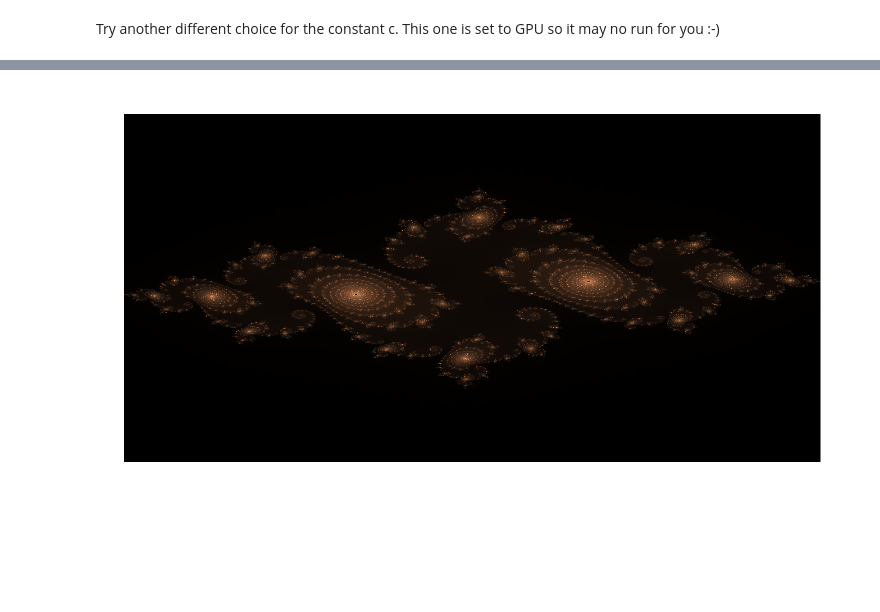
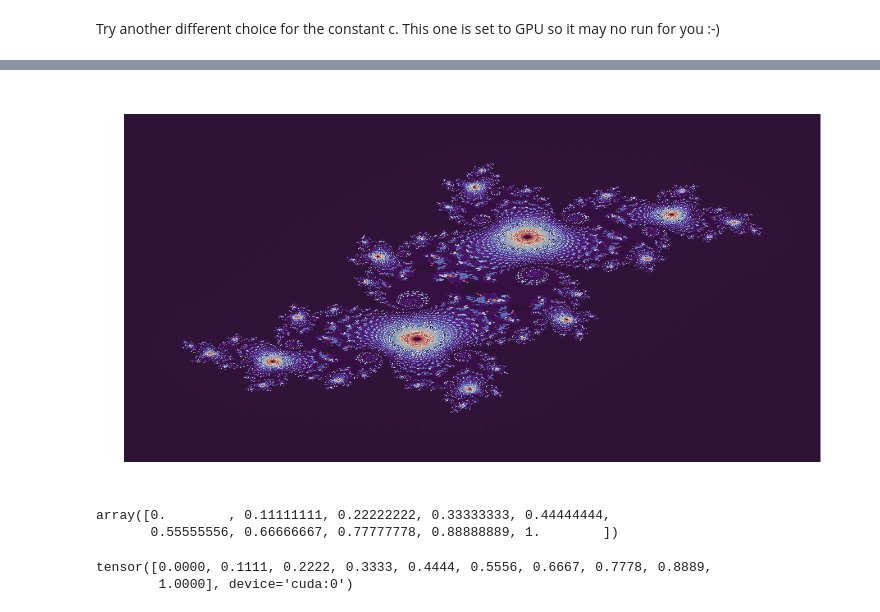
Before and after one commit to nerccs2020/Julia_sets, a Jupyter notebook: julia_set.ipynb, the cells around one changed output, grey strips where cells are left out. Saved outputs shown, nothing was run; the diff lists cells and outputs as text; code cells hidden in the pictures; blank space fills up the shorter version.

```diff
--- a/julia_set.ipynb
+++ b/julia_set.ipynb
@@ -114,9 +119,8 @@ Wall time: 1.62 s
 # %%
 plt.figure(figsize=(3.200, 2.400), dpi=500)
 img = plt.imshow(M.cpu().numpy(),interpolation='nearest')
-img.set_cmap('copper')
-#img.set_cmap('coolwarm')
+img.set_cmap('twilight_shifted')
 plt.axis('off')
 plt.savefig(BASE_FOLDER+'/julia_set3.png', dpi=1000,bbox_inches='tight',pad_inches = 0)
 # %% [output]
-[figure, old version]
+[figure, new version]
@@ -122,0 +129,13 @@ plt.savefig(BASE_FOLDER+'/julia_set3.png', dpi=1000,bbox_inches='tight',pad_inch
+# %%
+x = np.linspace(0,1,10)
+x
+# %% [output]
+array([0.        , 0.11111111, 0.22222222, 0.33333333, 0.44444444,
+       0.55555556, 0.66666667, 0.77777778, 0.88888889, 1.        ])
+# %%
+x = torch.linspace(0,1,10).cuda()
+x = torch.linspace(0,1,10).cuda()
+x
+# %% [output]
+tensor([0.0000, 0.1111, 0.2222, 0.3333, 0.4444, 0.5556, 0.6667, 0.7778, 0.8889,
+        1.0000], device='cuda:0')
```
Also changed, not shown: parts of 14 cells of this notebook.
